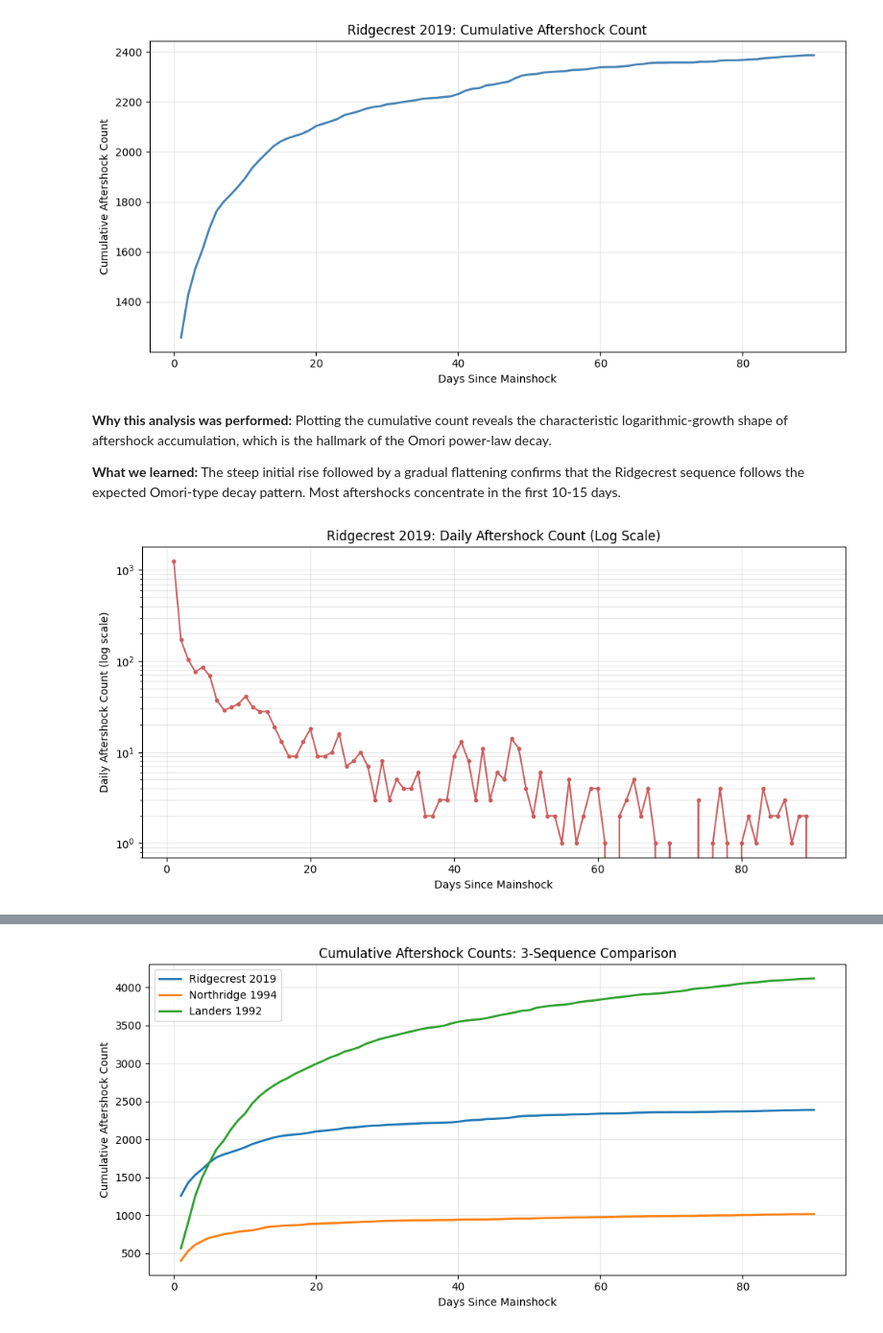
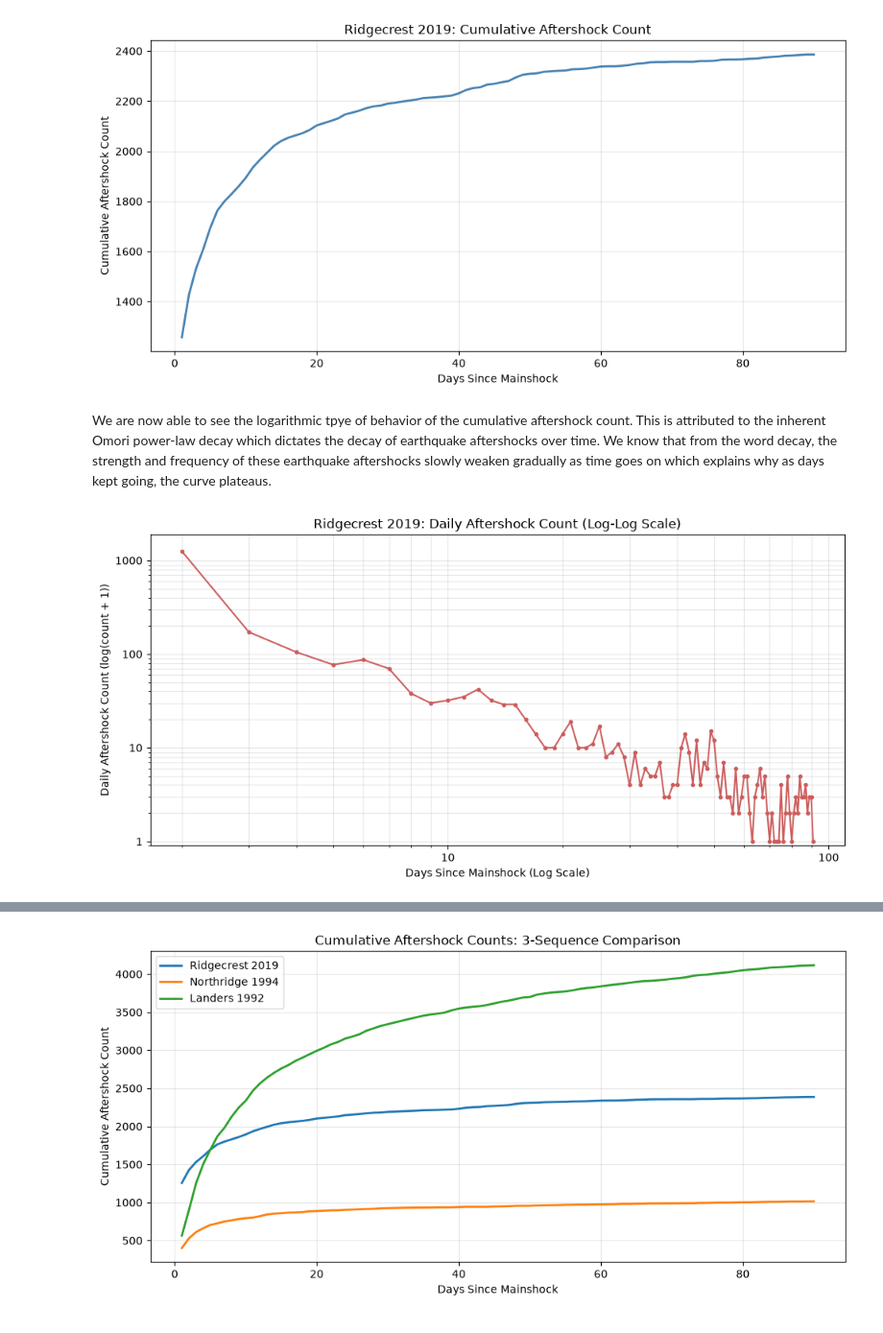
Before and after one commit to cronenberg64/aftershock-decay-forecasting, a Jupyter notebook: notebooks/capstone_main.ipynb, the cells around one changed output, grey strips where cells are left out. Shown at 96% size. Cells and saved outputs as stored; diff of their text form; code cells hidden in the pictures.

```diff
--- a/notebooks/capstone_main.ipynb
+++ b/notebooks/capstone_main.ipynb
@@ -178,0 +245,10 @@ The magnitudes range from 2.5 (the $M_c$ threshold) to 5.44, with a mean of 2.89
+# %%
+# Define the essential columns we want to keep
+features_to_keep = ['time', 'latitude', 'longitude', 'depth', 'mag']
+
+# Apply feature selection across all sequences in our dictionary
+for name in raw_data.keys():
+    raw_data[name] = raw_data[name][features_to_keep]
+
+# Verify the cleaning by checking the remaining columns for Ridgecrest
+raw_data['Ridgecrest_2019'].head()
@@ -181,8 +521,8 @@ The magnitudes range from 2.5 (the $M_c$ threshold) to 5.44, with a mean of 2.89
 # %%
-# Load the processed daily data for Ridgecrest
-rc_daily = pd.read_parquet(os.path.join(PROJECT_ROOT, 'data', 'processed', 'Ridgecrest_2019_sequences_daily.parquet'))
+# load the processed daily data for Ridgecrest
+rc_daily = processed_data['Ridgecrest_2019']
 
-# Plot 1: Cumulative aftershock count over time
+# plot the cumulative aftershock count over time
 fig, ax = plt.subplots(figsize=(10, 5))
 ax.plot(rc_daily['days_since_mainshock'], rc_daily['cumulative_count'],
         color='steelblue', linewidth=2)
@@ -195,23 +535,32 @@ plt.show()
 # %% [output]
 [figure]
 # %% [markdown]
-**Why this analysis was performed:**
-Plotting the cumulative count reveals the characteristic logarithmic-growth shape of aftershock accumulation, which is the hallmark of the Omori power-law decay.
-
-**What we learned:**
-The steep initial rise followed by a gradual flattening confirms that the Ridgecrest sequence follows the expected Omori-type decay pattern. Most aftershocks concentrate in the first 10-15 days.
+We are now able to see the logarithmic tpye of behavior of the cumulative aftershock count. This is attributed to the inherent Omori power-law decay which dictates the decay of earthquake aftershocks over time. We know that from the word decay, the strength and frequency of these earthquake aftershocks slowly weaken gradually as time goes on which explains why as days kept going, the curve plateaus.
 # %%
-# Plot 2: Daily aftershock count with log y-axis
+# plot the daily aftershock count with log-log axes
+import matplotlib.ticker as ticker
+
 fig, ax = plt.subplots(figsize=(10, 5))
-ax.plot(rc_daily['days_since_mainshock'], rc_daily['daily_count'],
+
+# instead of 0.1, we use the standard log(x+1) approach for a better looking trend plot
+counts_vis = rc_daily['daily_count'] + 1
+
+ax.plot(rc_daily['days_since_mainshock'] + 1,  # +1 to avoid log(0) on Day 0
+         counts_vis,
         color='indianred', linewidth=1.5, marker='o', markersize=3)
-ax.set_xlabel('Days Since Mainshock')
-ax.set_ylabel('Daily Aftershock Count (log scale)')
-ax.set_title('Ridgecrest 2019: Daily Aftershock Count (Log Scale)')
+
+ax.set_xlabel('Days Since Mainshock (Log Scale)')
+ax.set_ylabel('Daily Aftershock Count (log(count + 1))')
+ax.set_title('Ridgecrest 2019: Daily Aftershock Count (Log-Log Scale)')
+ax.set_xscale('log')
 ax.set_yscale('log')
+ax.yaxis.set_major_formatter(ticker.ScalarFormatter())
+ax.xaxis.set_major_formatter(ticker.ScalarFormatter())
+ax.set_ylim(bottom=0.9, top=max(counts_vis)*1.5)
+
 ax.grid(True, alpha=0.3, which='both')
 plt.tight_layout()
 plt.show()
 # %% [output]
-[figure, old version]
+[figure, new version]
 # %% [markdown]
```
Also changed, not shown: parts of 103 cells of this notebook, 9 other files.
